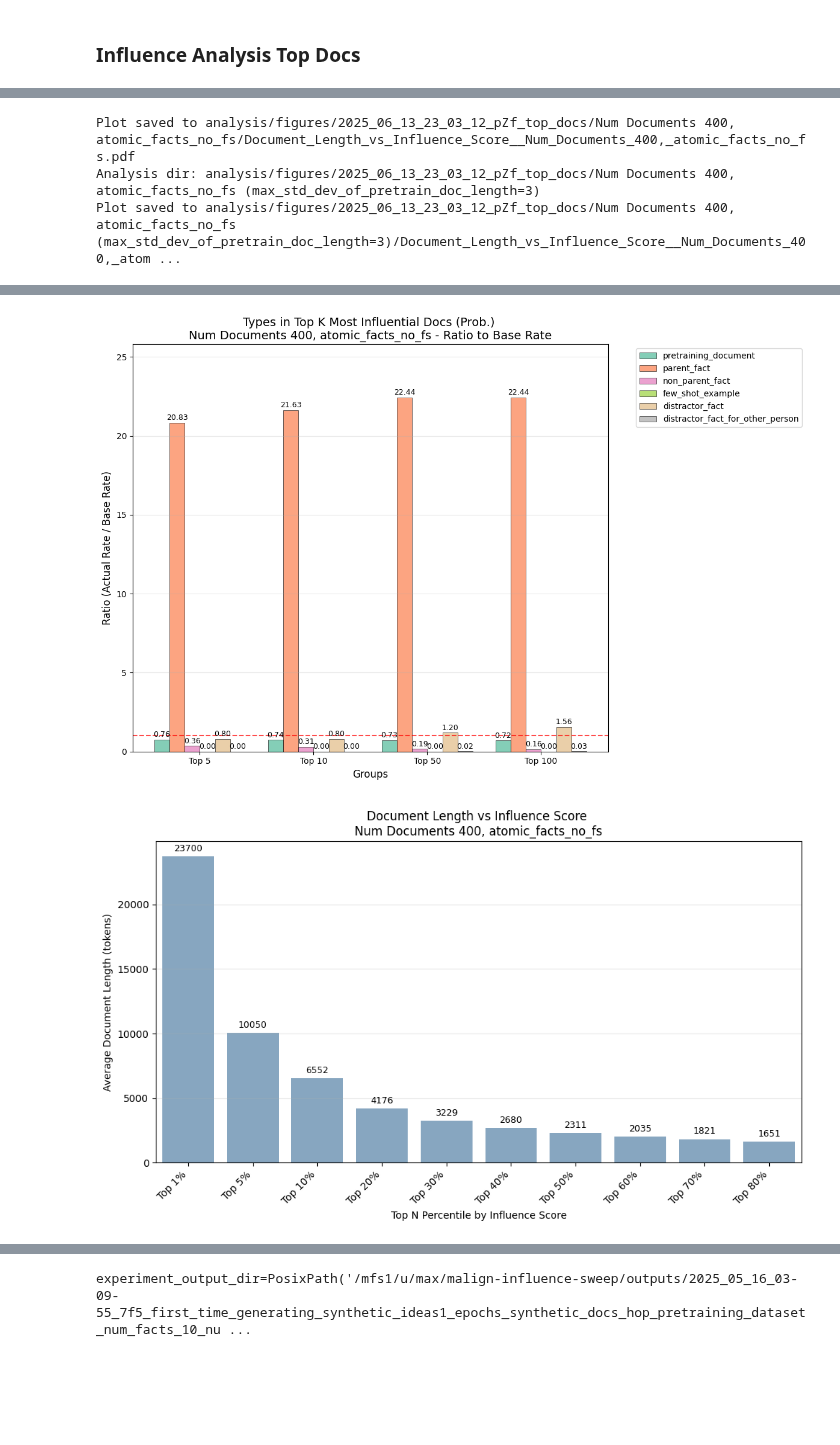
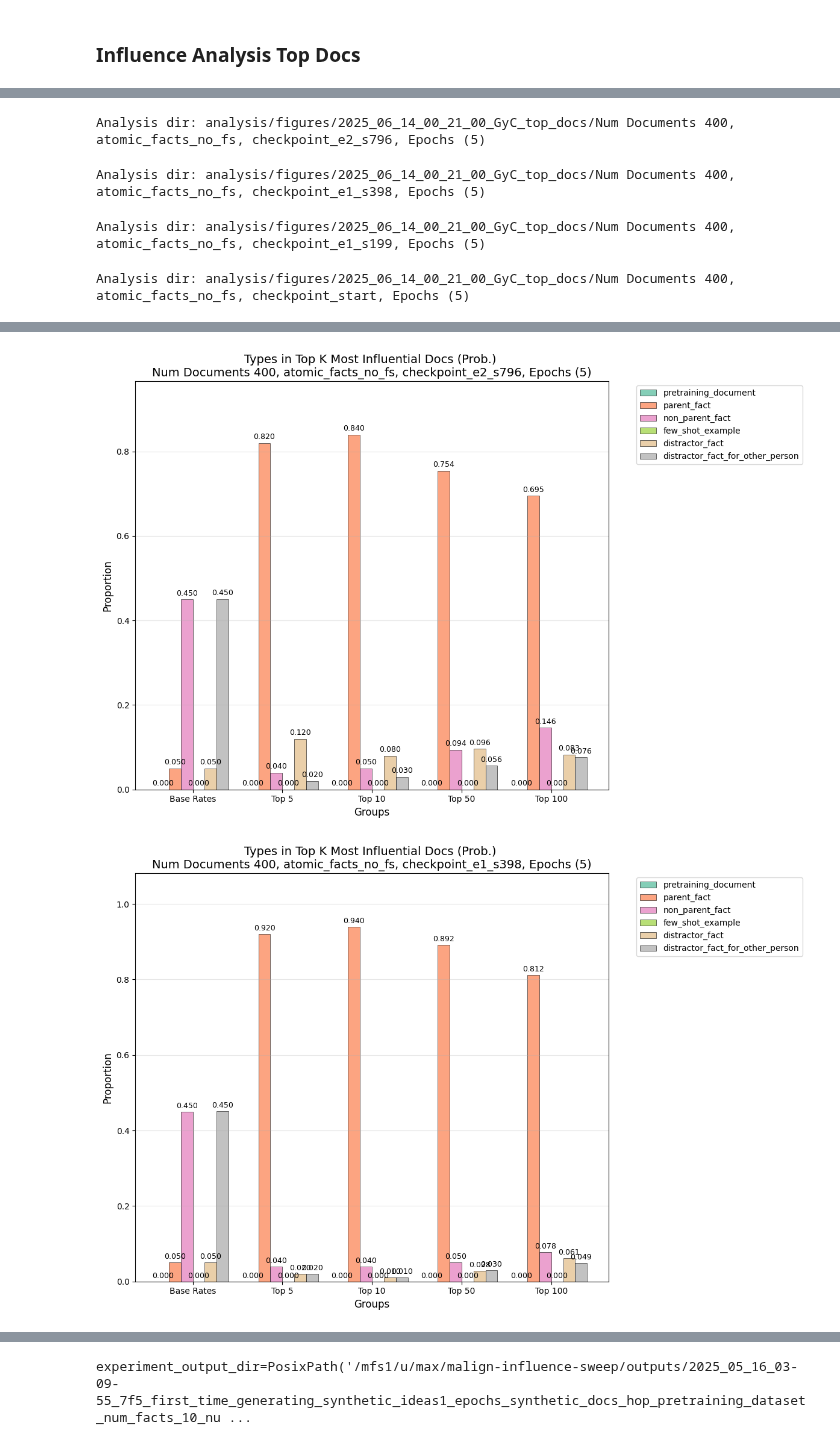
Before and after one commit to levmckinney/malign-influence, a Jupyter notebook: analysis/extractive_structures.ipynb, the cells around one changed output, grey strips where cells are left out. Drawn from its saved outputs; the diff is of its cells as text; code cells hidden in the pictures; blank space fills up the shorter version.

```diff
--- a/analysis/extractive_structures.ipynb
+++ b/analysis/extractive_structures.ipynb
@@ -1552,7 +1552,11 @@ import random
 
 # "jm303kof",
 RUN_IDS = [
-"uo7zhyu0"
+"qaznhs9s",
+"08qij08s",
+"3sl3zrhd",
+"o0222gi9",
+"vyc42k6p"
 ]
 
 RUN_IDS_WITH_BROKEN_TEST_DATASET = [
@@ -1681,7 +1689,9 @@ def filter_number_of_documents(num_docs: int) -> Callable[[InfluenceArgs, Traini
 
 groups = []
 
-groups += [GroupOfExperiments(name=f"Num Documents {train_arg.synth_types_per_fact * train_arg.synth_ideas_per_type * train_arg.synth_docs_per_idea}, {arg.query_dataset_split_name}", experiment_filter= lambda x,y,if_arg=arg,t_arg=train_arg: (if_arg.query_dataset_split_name == x.query_dataset_split_name) and (train_arg.synth_ideas_per_type == y.synth_ideas_per_type)) for arg,train_arg in sorted([(InfluenceArgs.model_validate(log.args), TrainingArgs.model_validate(og_log.args)) for log, og_log in zip(experiment_logs, original_experiment_logs)], key=lambda x: x[1].synth_ideas_per_type)]
+# groups += [GroupOfExperiments(name=f"Num Documents {train_arg.synth_types_per_fact * train_arg.synth_ideas_per_type * train_arg.synth_docs_per_idea}, {arg.query_dataset_split_name}, Epochs ({train_arg.epochs})", experiment_filter= lambda x,y,if_arg=arg,t_arg=train_arg: (if_arg.query_dataset_split_name == x.query_dataset_split_name) and (t_arg.synth_ideas_per_type == y.synth_ideas_per_type) and (y.epochs == t_arg.epochs)) for arg,train_arg in sorted([(InfluenceArgs.model_validate(log.args), TrainingArgs.model_validate(og_log.args)) for log, og_log in zip(experiment_logs, original_experiment_logs)], key=lambda x: x[1].synth_ideas_per_type)]
+
+groups += [GroupOfExperiments(name=f"Num Documents {train_arg.synth_types_per_fact * train_arg.synth_ideas_per_type * train_arg.synth_docs_per_idea}, {arg.query_dataset_split_name}, {arg.checkpoint_name}, Epochs ({train_arg.epochs})", experiment_filter= lambda x,y,if_arg=arg,t_arg=train_arg: (if_arg.checkpoint_name == x.checkpoint_name)) for arg,train_arg in sorted([(InfluenceArgs.model_validate(log.args), TrainingArgs.model_validate(og_log.args)) for log, og_log in zip(experiment_logs, original_experiment_logs)], key=lambda x: x[1].synth_ideas_per_type)]
 
 for group in groups:
 
@@ -1697,7 +1707,7 @@ for group in groups:
             print(f"No test datasets found for {group.name}")
             continue
 
-        for max_std_dev_of_pretrain_doc_length in [None,3]:
+        for max_std_dev_of_pretrain_doc_length in [None]:
 
             experiment_name = experiment_name_parent
             if max_std_dev_of_pretrain_doc_length is not None:
@@ -1719,10 +1729,11 @@ for group in groups:
 
             plot_proportions_of_types_in_top_k(influence_scores_df=scores_df, top_ks=TOP_KS,title= "Types in Top K Most Influential Docs (Prob.) \n" + experiment_name, analysis_dir=analysis_dir, plot_ratio=False, ids_to_keep=ids_to_keep)
 
-            plot_proportions_of_types_in_top_k(influence_scores_df=scores_df, top_ks=TOP_KS,title= "Types in Top K Most Influential Docs (Prob.) \n" + experiment_name, analysis_dir=analysis_dir, plot_ratio=True, ids_to_keep=ids_to_keep)
+            # plot_proportions_of_types_in_top_k(influence_scores_df=scores_df, top_ks=TOP_KS,title= "Types in Top K Most Influential Docs (Prob.) \n" + experiment_name, analysis_dir=analysis_dir, plot_ratio=True, ids_to_keep=ids_to_keep)
 
-            if len(train_datasets) == 1:
+            # if len(train_datasets) == 1:
+
                 # filter to just be pretraining documents
-                ids_for_length_analysis=[id for id,type in zip(train_datasets[0]["id"], train_datasets[0]["type"]) if type == "pretraining_document" and id in ids_to_keep]
-                plot_document_length_by_influence_percentiles(scores_df=pd.concat(scores_dfs), train_dataset=train_dataset, title= "Document Length vs Influence Score \n" + experiment_name, analysis_dir=analysis_dir, train_ids=ids_for_length_analysis,percentiles=[0.01,0.05,0.1,0.2,0.3,0.4,0.5,0.6,0.7,0.8])
+                # ids_for_length_analysis_pretrain=[id for id,type in zip(train_datasets[0]["id"], train_datasets[0]["type"]) if type == "pretraining_document" and id in ids_to_keep]
+                # plot_document_length_by_influence_percentiles(scores_df=pd.concat(scores_dfs), train_dataset=train_dataset, title= "Document Length vs Influence Score (Pretraining Docs) \n" + experiment_name, analysis_dir=analysis_dir, train_ids=ids_for_length_analysis_pretrain,percentiles=[0.01,0.05,0.1,0.2,0.3,0.4,0.5,0.6,0.7,0.8])
 # %% [output]
@@ -1731,3 +1742,4 @@ Analysis dir: analysis/figures/2025_06_13_23_03_12_pZf_top_docs/Num Documents 40
-Plot saved to analysis/figures/2025_06_13_23_03_12_pZf_top_docs/Num Documents 400, atomic_facts_no_fs/Document_Length_vs_Influence_Score__Num_Documents_400,_atomic_facts_no_fs.pdf
-Analysis dir: analysis/figures/2025_06_13_23_03_12_pZf_top_docs/Num Documents 400, atomic_facts_no_fs (max_std_dev_of_pretrain_doc_length=3)
-Plot saved to analysis/figures/2025_06_13_23_03_12_pZf_top_docs/Num Documents 400, atomic_facts_no_fs (max_std_dev_of_pretrain_doc_length=3)/Document_Length_vs_Influence_Score__Num_Documents_400,_atom ...
+Analysis dir: analysis/figures/2025_06_14_00_21_00_GyC_top_docs/Num Documents 400, atomic_facts_no_fs, checkpoint_e2_s796, Epochs (5)
+Analysis dir: analysis/figures/2025_06_14_00_21_00_GyC_top_docs/Num Documents 400, atomic_facts_no_fs, checkpoint_e1_s398, Epochs (5)
+Analysis dir: analysis/figures/2025_06_14_00_21_00_GyC_top_docs/Num Documents 400, atomic_facts_no_fs, checkpoint_e1_s199, Epochs (5)
+Analysis dir: analysis/figures/2025_06_14_00_21_00_GyC_top_docs/Num Documents 400, atomic_facts_no_fs, checkpoint_start, Epochs (5)
@@ -1735,2 +1747,2 @@ Plot saved to analysis/figures/2025_06_13_23_03_12_pZf_top_docs/Num Documents 40
-[figure, old version]
+[figure, new version]
-[figure, old version]
+[figure, new version]
```
Also changed, not shown: parts of 6 cells of this notebook, 1 other file.
